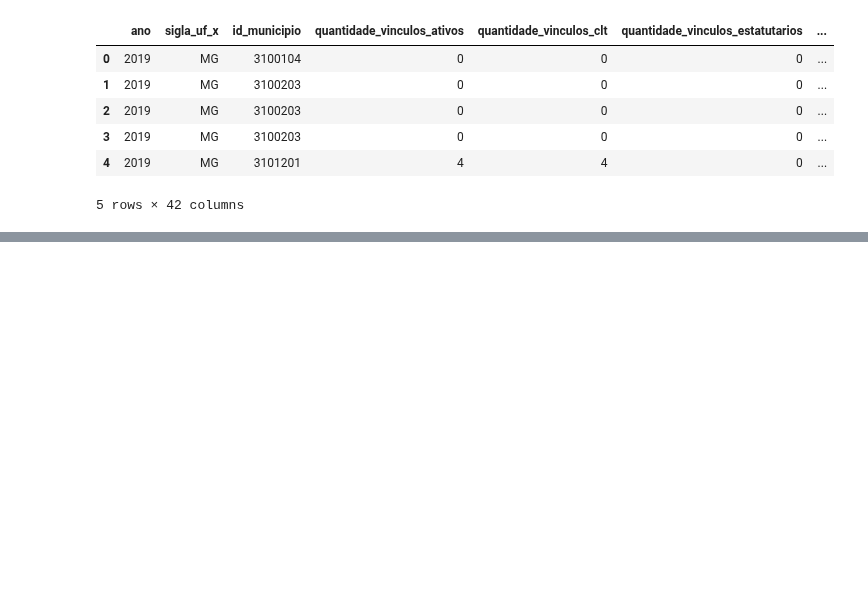
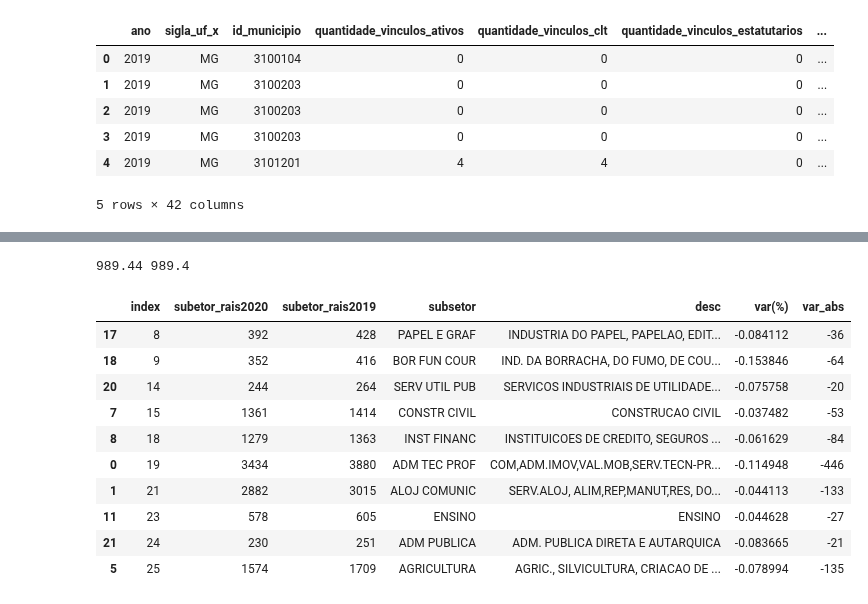
Before and after one commit to Leonardo-Dias-Up/Leonardo-Dias-Up, a Jupyter notebook: Análise_Multivariada_RAIS.ipynb, the cells around one changed output, grey strips where cells are left out. Drawn from its saved outputs; the diff is of its cells as text; code cells hidden in the pictures; blank space fills up the shorter version.

```diff
--- a/Análise_Multivariada_RAIS.ipynb
+++ b/Análise_Multivariada_RAIS.ipynb
@@ -163,0 +301,25 @@ df_merged3.to_excel('/content/drive/MyDrive/Colab Notebooks/Análise Multivaria
+# %%
+media_2019_subsetor = tabela['subetor_rais2019'].mean()
+media_2020_subsetor = tabela['subetor_rais2020'].mean()
+print(media_2020_subsetor, media_2019_subsetor)
+# %% [output]
+989.44 989.4
+# %%
+media1 =  (media_2020_subsetor/media_2019_subsetor - 1)
+# %%
+media2019_maior = tabela[(tabela['var(%)'] > media1)]
+media2019_menor = tabela[(tabela['var(%)'] < media1)]
+media2019_maior
+media2019_menor
+# %% [output]
+|  | index | subetor_rais2020 | subetor_rais2019 | subsetor | desc | var(%) | var_abs |
+| 17 | 8 | 392 | 428 | PAPEL E GRAF | INDUSTRIA DO PAPEL, PAPELAO, EDIT... | -0.084112 | -36 |
+| 18 | 9 | 352 | 416 | BOR FUN COUR | IND. DA BORRACHA, DO FUMO, DE COU... | -0.153846 | -64 |
+| 20 | 14 | 244 | 264 | SERV UTIL PUB | SERVICOS INDUSTRIAIS DE UTILIDADE... | -0.075758 | -20 |
+| 7 | 15 | 1361 | 1414 | CONSTR CIVIL | CONSTRUCAO CIVIL | -0.037482 | -53 |
+| 8 | 18 | 1279 | 1363 | INST FINANC | INSTITUICOES DE CREDITO, SEGUROS ... | -0.061629 | -84 |
+| 0 | 19 | 3434 | 3880 | ADM TEC PROF | COM,ADM.IMOV,VAL.MOB,SERV.TECN-PR... | -0.114948 | -446 |
+| 1 | 21 | 2882 | 3015 | ALOJ COMUNIC | SERV.ALOJ, ALIM,REP,MANUT,RES, DO... | -0.044113 | -133 |
+| 11 | 23 | 578 | 605 | ENSINO | ENSINO | -0.044628 | -27 |
+| 21 | 24 | 230 | 251 | ADM PUBLICA | ADM. PUBLICA DIRETA E AUTARQUICA | -0.083665 | -21 |
+| 5 | 25 | 1574 | 1709 | AGRICULTURA | AGRIC., SILVICULTURA, CRIACAO DE ... | -0.078994 | -135 |
```
Also changed, not shown: parts of 10 cells of this notebook.
